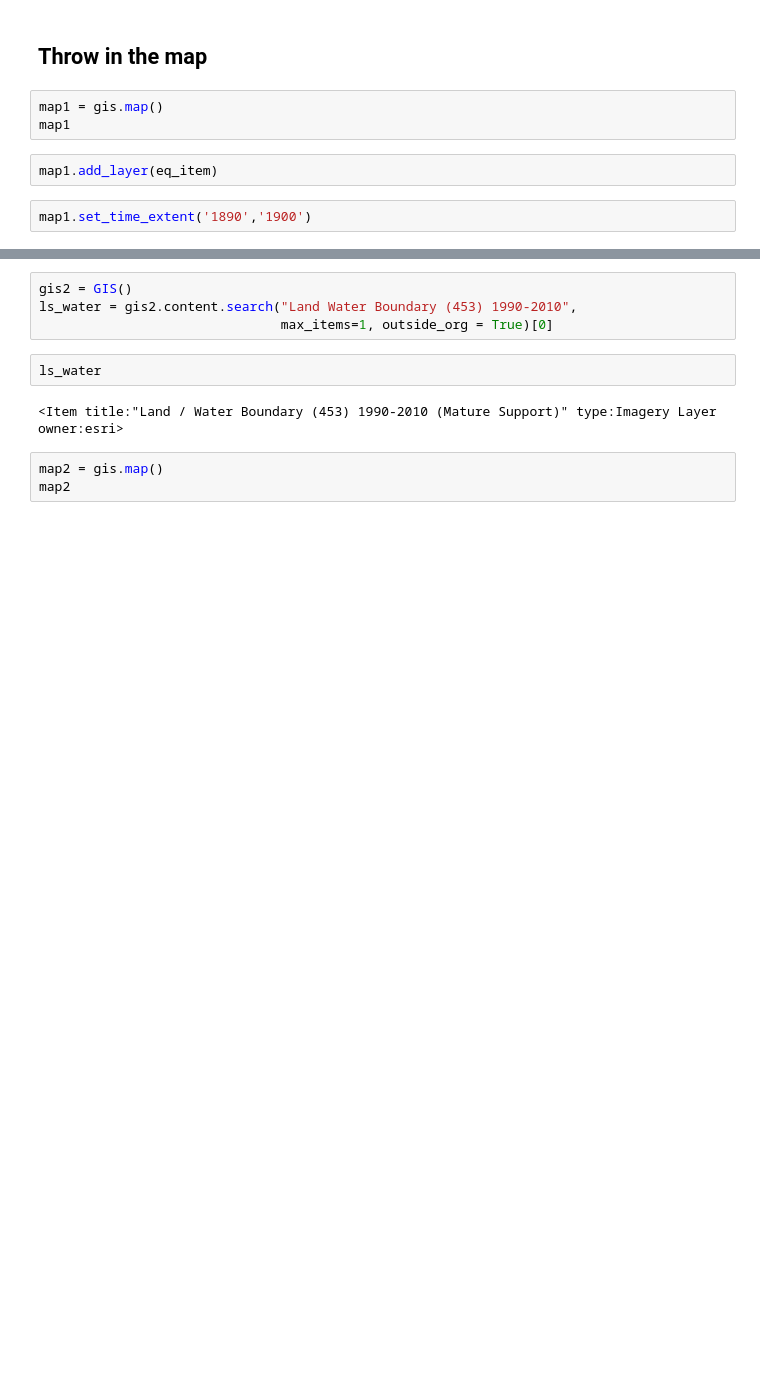
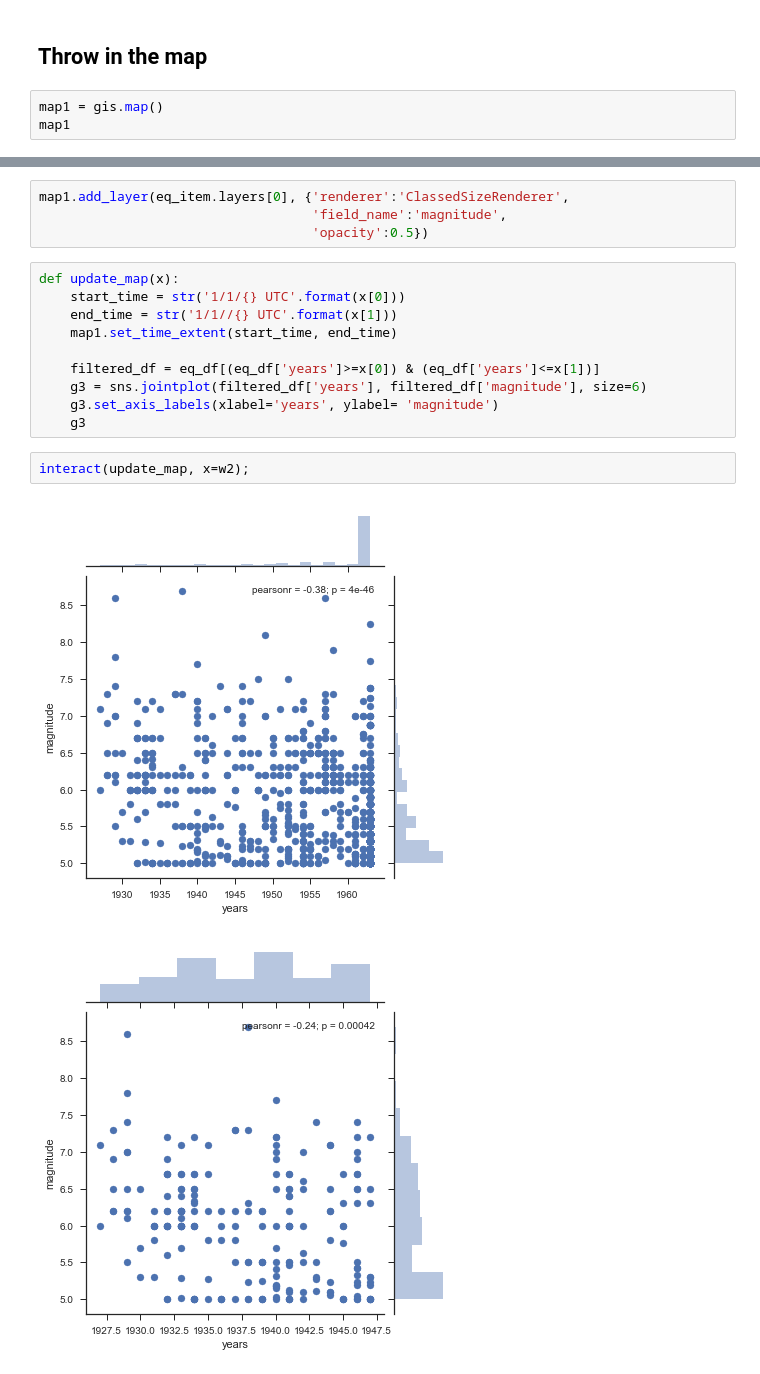
Before and after one commit to AKForte/g_presentations, a Jupyter notebook: 2017_UC/pre_uc_dev_wkshp/Python-api-developer-dashboard.ipynb, the cells around one changed output, grey strips where cells are left out. Drawn from its saved outputs; the diff is of its cells as text; blank space fills up the shorter version.

Commit message:
painful since ipywidgets interact and matplotlib wont play along

```diff
--- a/2017_UC/pre_uc_dev_wkshp/Python-api-developer-dashboard.ipynb
+++ b/2017_UC/pre_uc_dev_wkshp/Python-api-developer-dashboard.ipynb
@@ -103,7 +91,3 @@ w1.value
 # %%
 map1 = gis.map()
 map1
-# %%
-map1.add_layer(eq_item)
-# %%
-map1.set_time_extent('1890','1900')
@@ -134,11 +94,19 @@ map1.get_state()
-# %%
-gis2 = GIS()
-ls_water = gis2.content.search("Land Water Boundary (453) 1990-2010",
-                               max_items=1, outside_org = True)[0]
-# %%
-ls_water
-# %% [output]
-<Item title:"Land / Water Boundary (453) 1990-2010 (Mature Support)" type:Imagery Layer owner:esri>
-# %%
-map2 = gis.map()
-map2
+# %%
+map1.add_layer(eq_item.layers[0], {'renderer':'ClassedSizeRenderer',
+                                   'field_name':'magnitude',
+                                   'opacity':0.5})
+# %%
+def update_map(x):
+    start_time = str('1/1/{} UTC'.format(x[0]))
+    end_time = str('1/1//{} UTC'.format(x[1]))
+    map1.set_time_extent(start_time, end_time)
+
+    filtered_df = eq_df[(eq_df['years']>=x[0]) & (eq_df['years']<=x[1])]
+    g3 = sns.jointplot(filtered_df['years'], filtered_df['magnitude'], size=6)
+    g3.set_axis_labels(xlabel='years', ylabel= 'magnitude')
+    g3
+# %%
+interact(update_map, x=w2);
+# %% [output]
+[figure, added]
+[figure, added]
```
Also changed, not shown: parts of 31 cells of this notebook.
